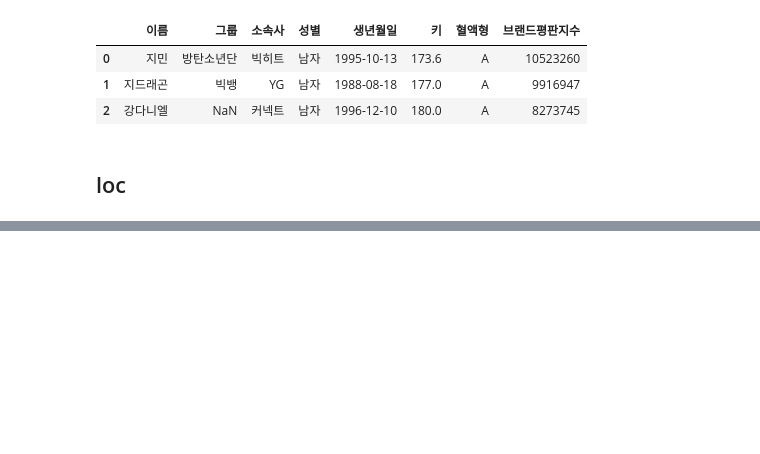
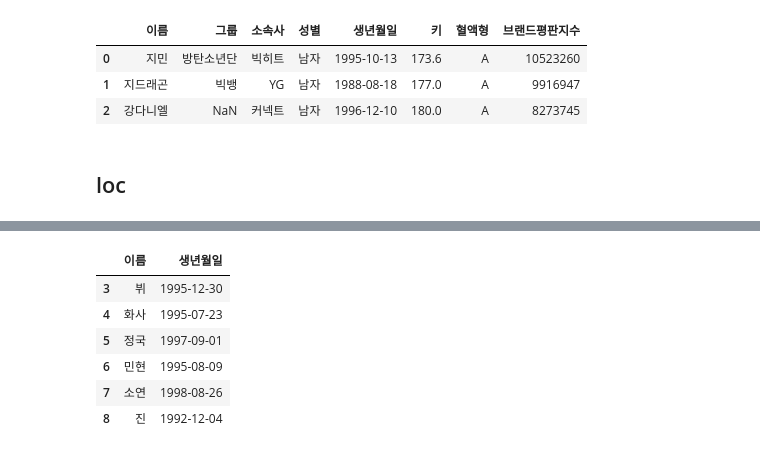
Before and after one commit to star77sa/TIL-Blog, a Jupyter notebook: _notebooks/2021-08-09-Pandas.ipynb, the cells around one changed output, grey strips where cells are left out. Saved outputs shown, nothing was run; the diff lists cells and outputs as text; code cells hidden in the pictures; blank space fills up the shorter version.

```diff
--- a/_notebooks/2021-08-09-Pandas.ipynb
+++ b/_notebooks/2021-08-09-Pandas.ipynb
@@ -157,0 +177,10 @@ df[:3]
+# %%
+df.loc[3:8, ['이름', '생년월일']]
+# %% [output]
+|  | 이름 | 생년월일 |
+| 3 | 뷔 | 1995-12-30 |
+| 4 | 화사 | 1995-07-23 |
+| 5 | 정국 | 1997-09-01 |
+| 6 | 민현 | 1995-08-09 |
+| 7 | 소연 | 1998-08-26 |
+| 8 | 진 | 1992-12-04 |
```
Also changed, not shown: parts of 4 cells of this notebook.
